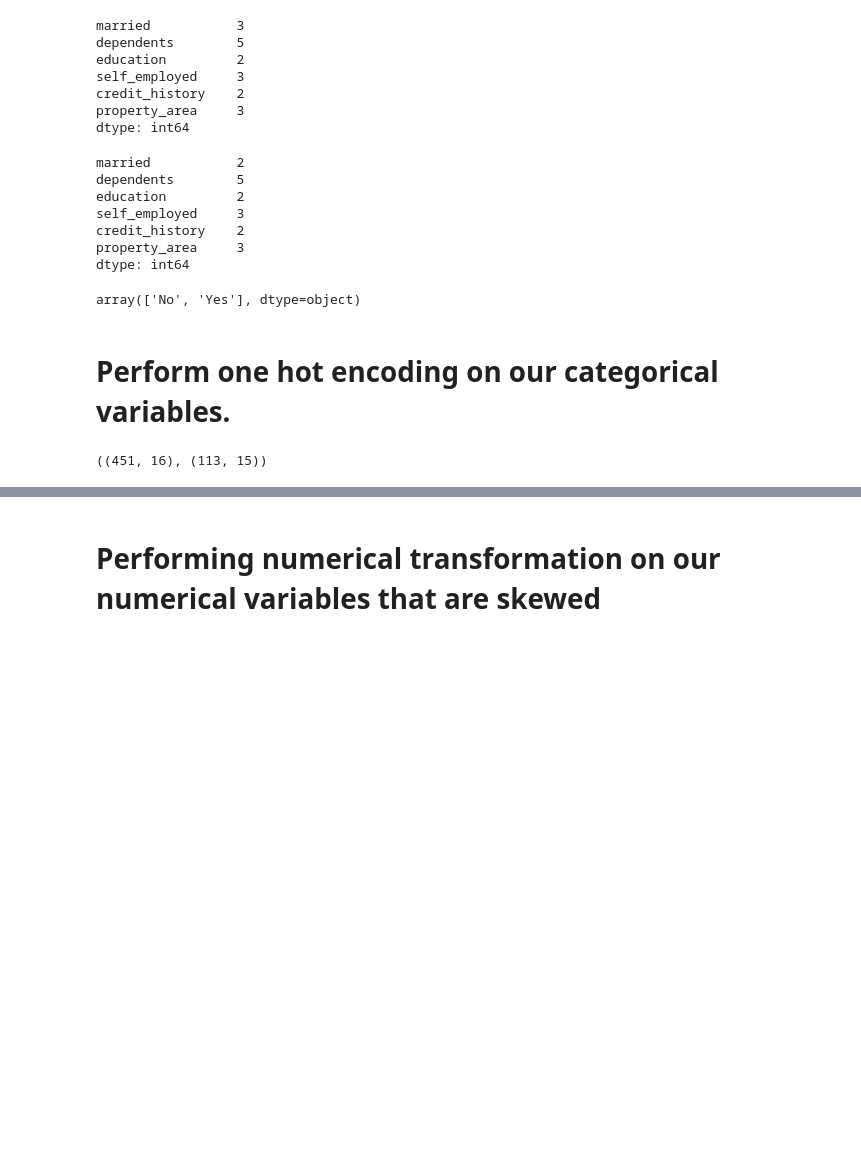
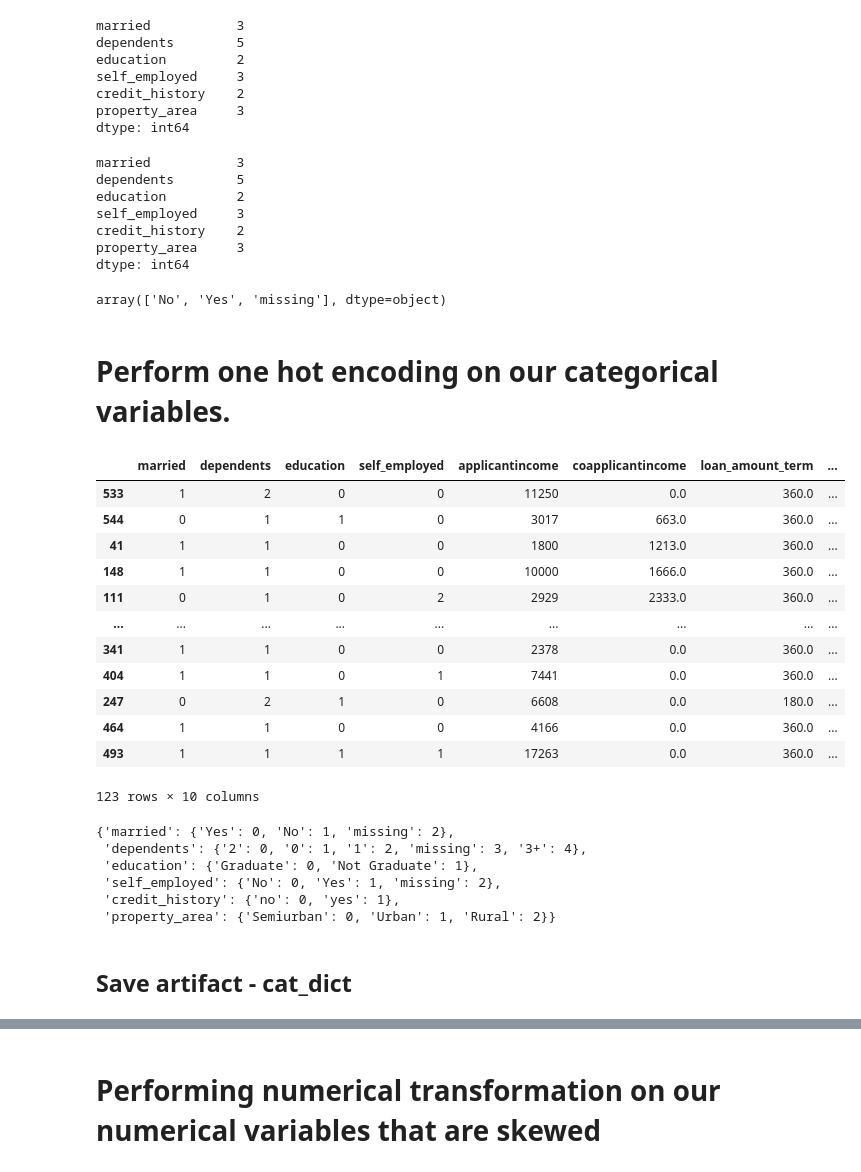
Before and after one commit to chibuikeeugene/loan-amount-prediction, a Jupyter notebook: research/loan-amount-prediction.ipynb, the cells around one changed output, grey strips where cells are left out. Drawn from its saved outputs; the diff is of its cells as text; code cells hidden in the pictures; blank space fills up the shorter version.

```diff
--- a/research/loan-amount-prediction.ipynb
+++ b/research/loan-amount-prediction.ipynb
@@ -124,9 +141,3 @@ loan_amount_term     14
 credit_history       50
 property_area         0
 dtype: int64
-# %%
-# drop records where credit history is not available
-df.dropna(subset=['credit_history'], inplace=True)
-
-#check for null values
-df['credit_history'].unique()
@@ -275,6 +303,15 @@ dtype: int64
 # Handling missing values in categorical variables
 x_train[cat_with_na] = x_train[cat_with_na].fillna('missing')
 x_val[cat_with_na] = x_val[cat_with_na].fillna('missing')
+# %%
+# In our credit history replace 1 with yes, 0 and 'nan' with no
+# create a map
+credit_history_map = {'1.0': 'yes',
+                      '0.0': 'no',
+                      'nan': 'no'}
+# replace the values
+x_train['credit_history'] =  x_train['credit_history'].map(credit_history_map)
+x_val['credit_history'] =  x_val['credit_history'].map(credit_history_map)
 # %%
 #checking for any missing data in our train set
 x_train.isnull().sum()
@@ -317,7 +354,7 @@ dtype: int64
 # %%
 x_val[cat_vars].nunique()
 # %% [output]
-married           2
+married           3
 dependents        5
 education         2
 self_employed     3
@@ -327,26 +364,48 @@ dtype: int64
 # %%
 x_val['married'].unique()
 # %% [output]
-array(['No', 'Yes'], dtype=object)
+array(['No', 'Yes', 'missing'], dtype=object)
 # %% [markdown]
 # Perform one hot encoding on our categorical variables.
-# %%
-# In performing one hot encoding, remember to drop original variabbles
-# using pandas get dummy method
-
-for var in cat_vars:
-    x_train = pd.concat([x_train, pd.get_dummies(x_train[var], prefix=var, drop_first=True, dtype=int)
-               ], axis=1)
-
-    x_val = pd.concat([x_val, pd.get_dummies(x_val[var], prefix=var, drop_first=True, dtype=int)
-               ], axis=1)
-
-x_train.drop(labels=cat_vars, axis=1, inplace=True)
-x_val.drop(labels=cat_vars, axis=1, inplace=True)
-
-x_train.shape, x_val.shape
-# %% [output]
-((451, 16), (113, 15))
+# %%
+
+
+encoder = OrdinalEncoder(encoding_method='arbitrary', variables=cat_vars)
+
+x_train = encoder.fit_transform(x_train)
+
+x_val = encoder.transform(x_val)
+
+cat_dict = encoder.encoder_dict_
+# %%
+# visualize the transformed data
+x_val
+# %% [output]
+|  | married | dependents | education | self_employed | applicantincome | coapplicantincome | loan_amount_term | ... |
+| 533 | 1 | 2 | 0 | 0 | 11250 | 0.0 | 360.0 | ... |
+| 544 | 0 | 1 | 1 | 0 | 3017 | 663.0 | 360.0 | ... |
+| 41 | 1 | 1 | 0 | 0 | 1800 | 1213.0 | 360.0 | ... |
+| 148 | 1 | 1 | 0 | 0 | 10000 | 1666.0 | 360.0 | ... |
+| 111 | 0 | 1 | 0 | 2 | 2929 | 2333.0 | 360.0 | ... |
+| ... | ... | ... | ... | ... | ... | ... | ... | ... |
+| 341 | 1 | 1 | 0 | 0 | 2378 | 0.0 | 360.0 | ... |
+| 404 | 1 | 1 | 0 | 1 | 7441 | 0.0 | 360.0 | ... |
+| 247 | 0 | 2 | 1 | 0 | 6608 | 0.0 | 180.0 | ... |
+| 464 | 1 | 1 | 0 | 0 | 4166 | 0.0 | 360.0 | ... |
+| 493 | 1 | 1 | 1 | 1 | 17263 | 0.0 | 360.0 | ... |
+123 rows × 10 columns
+# %%
+# To be saved as an artifact in mlflow
+cat_dict
+# %% [output]
+{'married': {'Yes': 0, 'No': 1, 'missing': 2},
+ 'dependents': {'2': 0, '0': 1, '1': 2, 'missing': 3, '3+': 4},
+ 'education': {'Graduate': 0, 'Not Graduate': 1},
+ 'self_employed': {'No': 0, 'Yes': 1, 'missing': 2},
+ 'credit_history': {'no': 0, 'yes': 1},
+ 'property_area': {'Semiurban': 0, 'Urban': 1, 'Rural': 2}}
+# %% [markdown]
+## Save artifact - cat_dict
 # %%
 list(x_train.columns)
 # %% [output]
```
Also changed, not shown: parts of 35 cells of this notebook, 8 other files.
